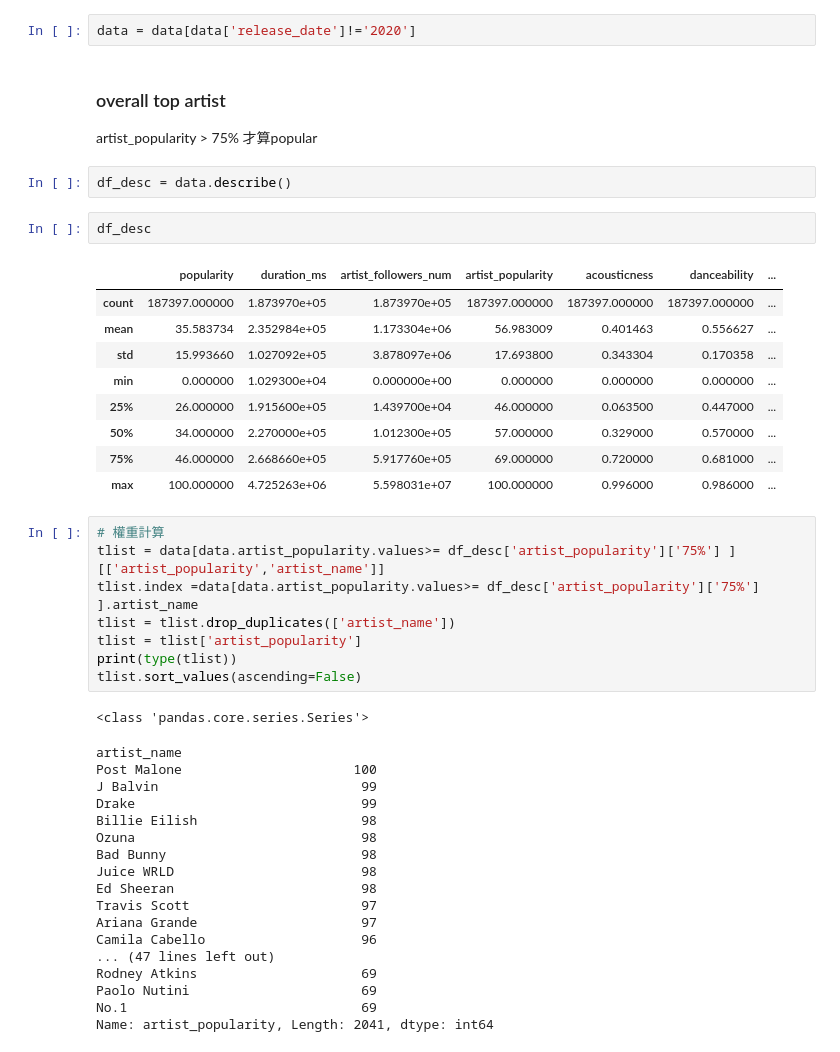
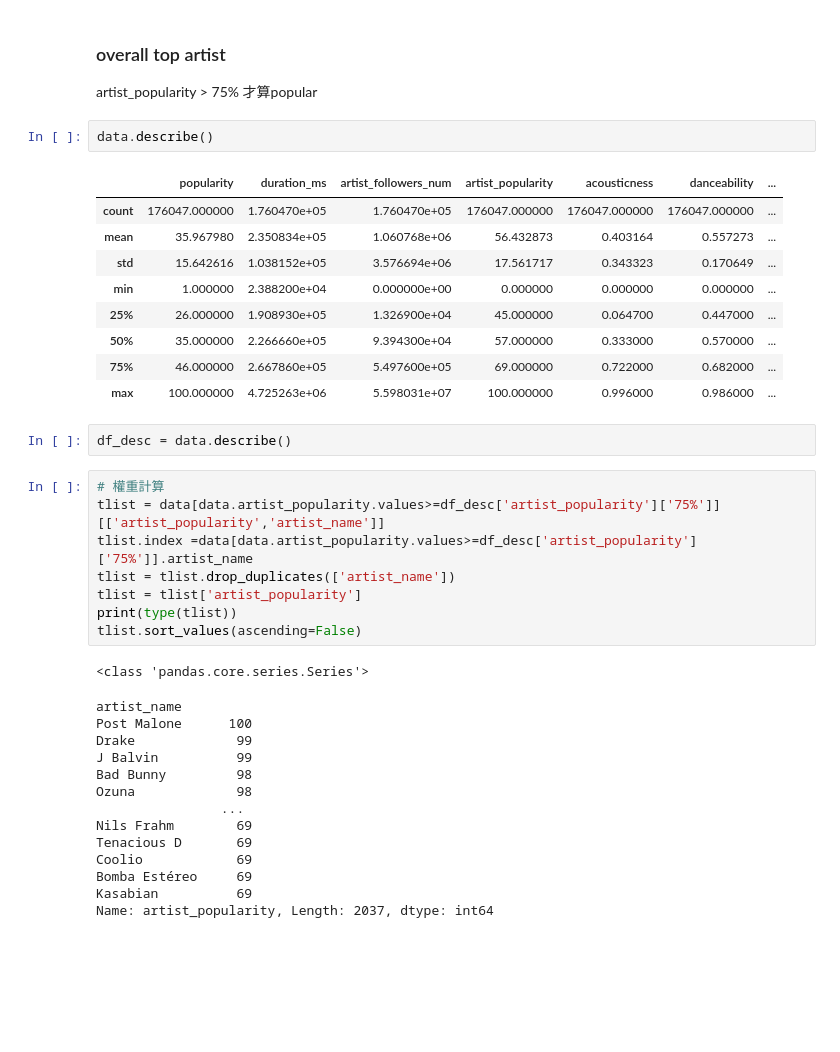
Before and after one commit to hsyho11/DataScience_NTU, a Jupyter notebook: wordcloud.ipynb, the cells around one changed output. Cells and saved outputs as stored; diff of their text form; blank space fills up the shorter version.

```diff
--- a/wordcloud.ipynb
+++ b/wordcloud.ipynb
@@ -29,26 +27,24 @@ data.head()
-# %%
-data = data[data['release_date']!='2020']
 # %% [markdown]
 ### overall top artist
 artist_popularity > 75% 才算popular
+# %%
+data.describe()
+# %% [output]
+|  | popularity | duration_ms | artist_followers_num | artist_popularity | acousticness | danceability | ... |
+| count | 176047.000000 | 1.760470e+05 | 1.760470e+05 | 176047.000000 | 176047.000000 | 176047.000000 | ... |
+| mean | 35.967980 | 2.350834e+05 | 1.060768e+06 | 56.432873 | 0.403164 | 0.557273 | ... |
+| std | 15.642616 | 1.038152e+05 | 3.576694e+06 | 17.561717 | 0.343323 | 0.170649 | ... |
+| min | 1.000000 | 2.388200e+04 | 0.000000e+00 | 0.000000 | 0.000000 | 0.000000 | ... |
+| 25% | 26.000000 | 1.908930e+05 | 1.326900e+04 | 45.000000 | 0.064700 | 0.447000 | ... |
+| 50% | 35.000000 | 2.266660e+05 | 9.394300e+04 | 57.000000 | 0.333000 | 0.570000 | ... |
+| 75% | 46.000000 | 2.667860e+05 | 5.497600e+05 | 69.000000 | 0.722000 | 0.682000 | ... |
+| max | 100.000000 | 4.725263e+06 | 5.598031e+07 | 100.000000 | 0.996000 | 0.986000 | ... |
 # %%
 df_desc = data.describe()
-# %%
-df_desc
-# %% [output]
-|  | popularity | duration_ms | artist_followers_num | artist_popularity | acousticness | danceability | ... |
-| count | 187397.000000 | 1.873970e+05 | 1.873970e+05 | 187397.000000 | 187397.000000 | 187397.000000 | ... |
-| mean | 35.583734 | 2.352984e+05 | 1.173304e+06 | 56.983009 | 0.401463 | 0.556627 | ... |
-| std | 15.993660 | 1.027092e+05 | 3.878097e+06 | 17.693800 | 0.343304 | 0.170358 | ... |
-| min | 0.000000 | 1.029300e+04 | 0.000000e+00 | 0.000000 | 0.000000 | 0.000000 | ... |
-| 25% | 26.000000 | 1.915600e+05 | 1.439700e+04 | 46.000000 | 0.063500 | 0.447000 | ... |
-| 50% | 34.000000 | 2.270000e+05 | 1.012300e+05 | 57.000000 | 0.329000 | 0.570000 | ... |
-| 75% | 46.000000 | 2.668660e+05 | 5.917760e+05 | 69.000000 | 0.720000 | 0.681000 | ... |
-| max | 100.000000 | 4.725263e+06 | 5.598031e+07 | 100.000000 | 0.996000 | 0.986000 | ... |
 # %%
 # 權重計算
-tlist = data[data.artist_popularity.values>= df_desc['artist_popularity']['75%'] ][['artist_popularity','artist_name']]
-tlist.index =data[data.artist_popularity.values>= df_desc['artist_popularity']['75%'] ].artist_name
+tlist = data[data.artist_popularity.values>=df_desc['artist_popularity']['75%']][['artist_popularity','artist_name']]
+tlist.index =data[data.artist_popularity.values>=df_desc['artist_popularity']['75%']].artist_name
 tlist = tlist.drop_duplicates(['artist_name'])
 tlist = tlist['artist_popularity']
 print(type(tlist))
@@ -56,22 +52,18 @@ tlist.sort_values(ascending=False)
 # %% [output]
 <class 'pandas.core.series.Series'>
 artist_name
-Post Malone                      100
-J Balvin                          99
-Drake                             99
-Billie Eilish                     98
-Ozuna                             98
-Bad Bunny                         98
-Juice WRLD                        98
-Ed Sheeran                        98
-Travis Scott                      97
-Ariana Grande                     97
-Camila Cabello                    96
-... (47 lines left out)
-Rodney Atkins                     69
-Paolo Nutini                      69
-No.1                              69
-Name: artist_popularity, Length: 2041, dtype: int64
+Post Malone      100
+Drake             99
+J Balvin          99
+Bad Bunny         98
+Ozuna             98
+                ...
+Nils Frahm        69
+Tenacious D       69
+Coolio            69
+Bomba Estéreo     69
+Kasabian          69
+Name: artist_popularity, Length: 2037, dtype: int64
 # %%
 from PIL import Image
 import os
```
Also changed, not shown: parts of 4 cells of this notebook.
